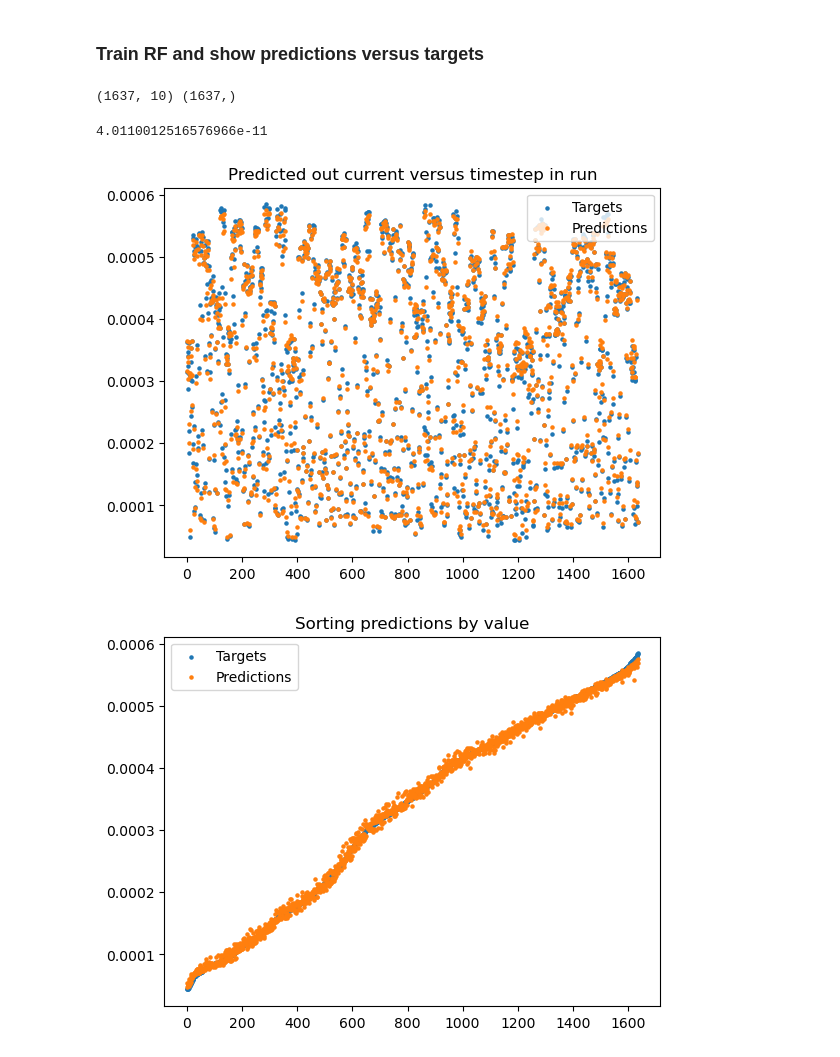
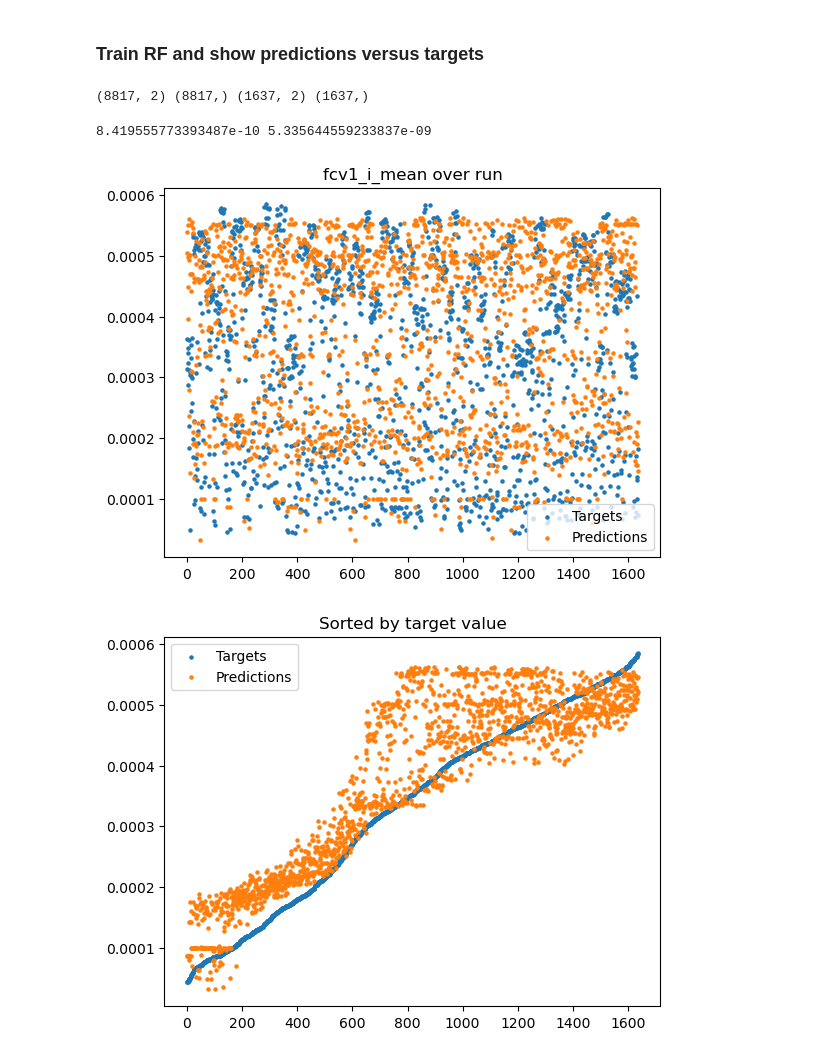
Before and after one commit to cosama/venus_analysis_project, a Jupyter notebook: users/ezra/notebooks/rf_hyperparameter_search.ipynb, the cells around one changed output. Saved outputs shown, nothing was run; the diff lists cells and outputs as text; code cells hidden in the pictures.

Commit message:
changes to sklearn wrapper and testing random forest

```diff
--- a/users/ezra/notebooks/rf_hyperparameter_search.ipynb
+++ b/users/ezra/notebooks/rf_hyperparameter_search.ipynb
@@ -136,35 +136,43 @@ results
 # %% [markdown]
 ### Train RF and show predictions versus targets
 # %%
+even_less_tiny_list = less_tiny_list + ["ext_mbar", "k18_fw", "k18_ref", "g28_fw", "puller_i"]
+data_set_config = {
+    "file_path": "../accumulated_weekend_data_2023_02_27.parquet",
+    "input_columns": ["bias_v_mean", "bias_i_mean"],
+    "output_columns": ["fcv1_i_mean"],
+    "scaler": None,
+    "run_selection": (5.0, 6.0, 6.5, 7.0, 7.5, 8.0, 9.0) # leave out 10 for later testing
+}
 train_dataset = VenusDataset(**data_set_config)
 train_x, train_y = train_dataset.to_numpy()
 train_y = train_y.ravel()
 
 data_set_config["run_selection"] = 10
 val_dataset = VenusDataset(**data_set_config)
-val_x, val_y = train_dataset.to_numpy()
+val_x, val_y = val_dataset.to_numpy()
 val_y = val_y.ravel()
-print(val_x.shape, val_y.shape)
+print(train_x.shape, train_y.shape, val_x.shape, val_y.shape)
 # %% [output]
-(1637, 10) (1637,)
+(8817, 2) (8817,) (1637, 2) (1637,)
 # %%
 rf = RandomForest(rf_args)
 rf.train(train_dataset)
 # %%
-rf.evaluate(val_dataset)
+print(rf.evaluate(train_dataset), rf.evaluate(val_dataset))
 # %% [output]
-4.0110012516576966e-11
+8.419555773393487e-10 5.335644559233837e-09
 # %%
 x_axis = range(val_x.shape[0])
 targets = val_y
 predictions = rf.predict(val_x)
 plt.scatter(x_axis, targets, s=5, label="Targets", )
 plt.scatter(x_axis, predictions,s=5, label="Predictions")
-plt.title("Predicted out current versus timestep in run")
+plt.title("fcv1_i_mean over run")
 plt.legend()
 plt.show()
 # %% [output]
-[figure, old version]
+[figure, new version]
 # %%
 indices = np.argsort(val_y)
 targets = val_y[indices]
@@ -173,7 +181,7 @@ predictions = predictions[indices]
 plt.scatter(x_axis, targets, s=5, label="Targets", )
 plt.scatter(x_axis, predictions,s=5, label="Predictions")
 plt.legend()
-plt.title("Sorting predictions by value")
+plt.title("Sorted by target value")
 plt.show()
 # %% [output]
-[figure, old version]
+[figure, new version]
```
Also changed, not shown: 4 other files.
